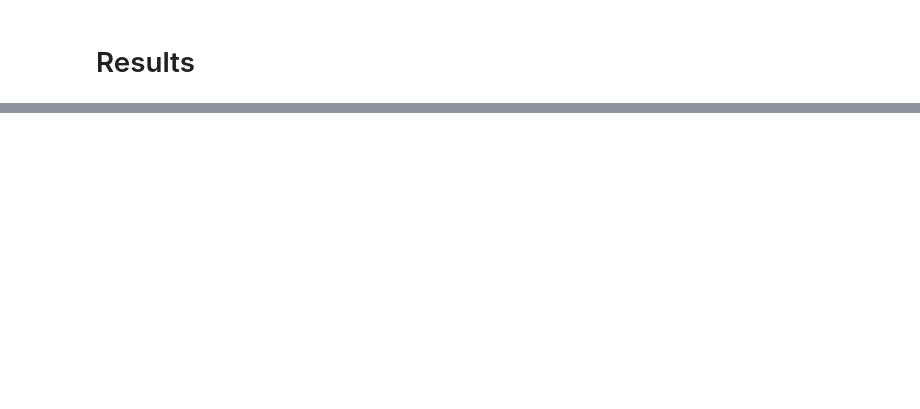
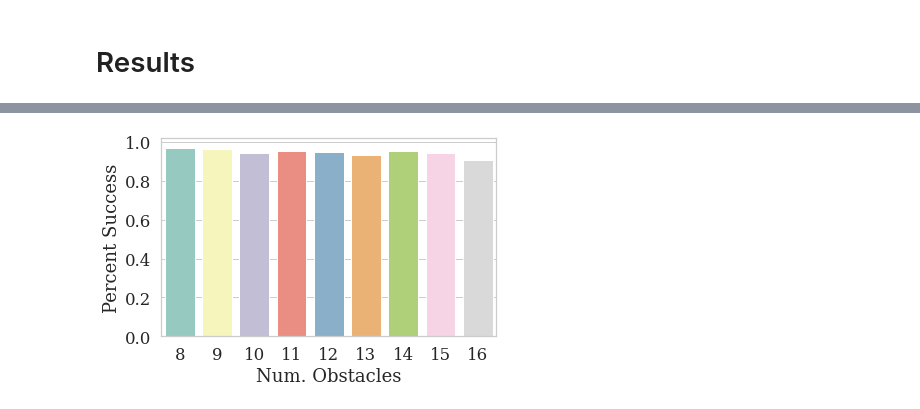
Before and after one commit to StanfordASL/CoCo, a Jupyter notebook: free_flyer_cnn.ipynb, the cells around one changed output, grey strips where cells are left out. Saved outputs shown, nothing was run; the diff lists cells and outputs as text; code cells hidden in the pictures; blank space fills up the shorter version.

```diff
--- a/free_flyer_cnn.ipynb
+++ b/free_flyer_cnn.ipynb
@@ -299,0 +437,10 @@ figure = ax1.get_figure()
+# %%
+ft2m = 0.3048
+posmax = ft2m*np.array([12.,9.])
+max_box_size = 0.75
+min_box_size = 0.25
+box_buffer = 0.025
+border_size = 0.05
+
+posmin, posmax = mlopt_cnn.problem.posmin, mlopt_cnn.problem.posmax
+velmin, velmax = mlopt_cnn.problem.velmin, mlopt_cnn.problem.velmax
@@ -299,0 +511,15 @@ figure = ax1.get_figure()
+# %%
+results = {}
+for ii in range(8, 17):
+    results[str(ii)] = [batch_percent_success[ii]]
+results = pd.DataFrame(results)
+
+ax1 = sns.barplot(data=results, palette="Set3", label='small')
+ax1.set(xlabel="Num. Obstacles", ylabel="Percent Success")
+
+plt.tight_layout()
+
+figure = ax1.get_figure()
+figure.savefig("generalization_percent_success.pdf")
+# %% [output]
+[figure, added]
```
Also changed, not shown: parts of 18 cells of this notebook, 9 other files.
